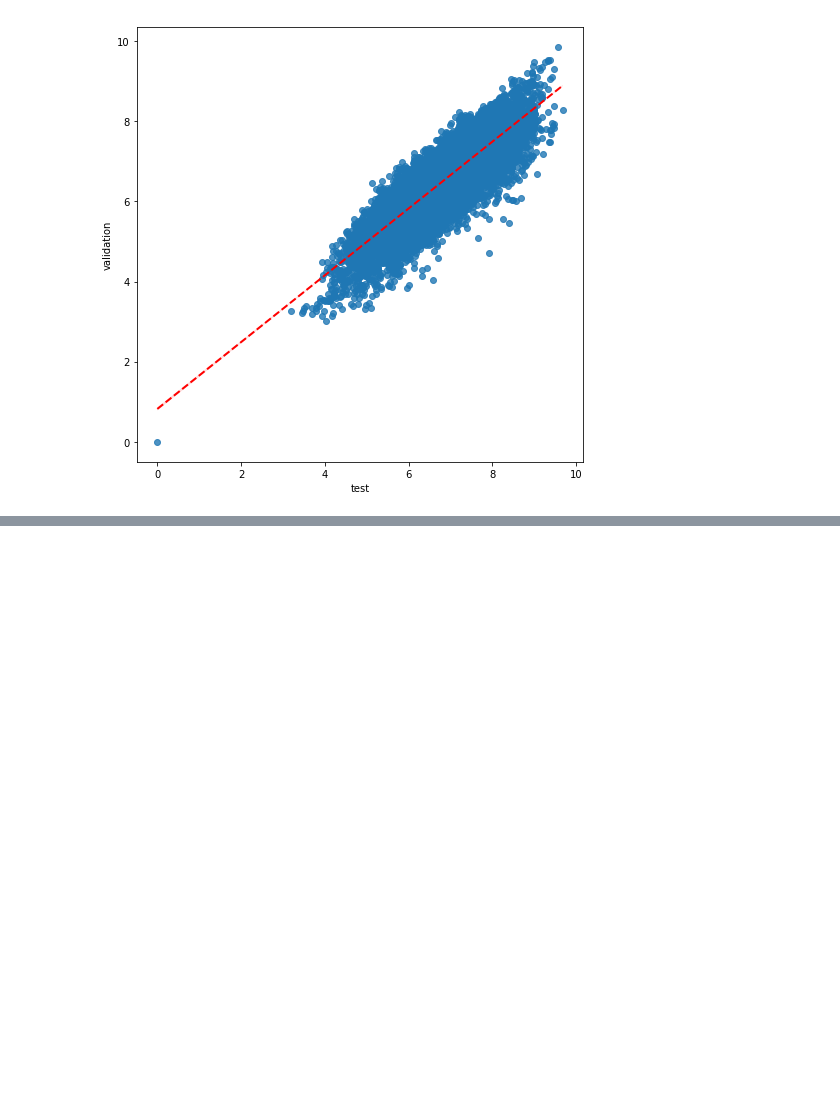
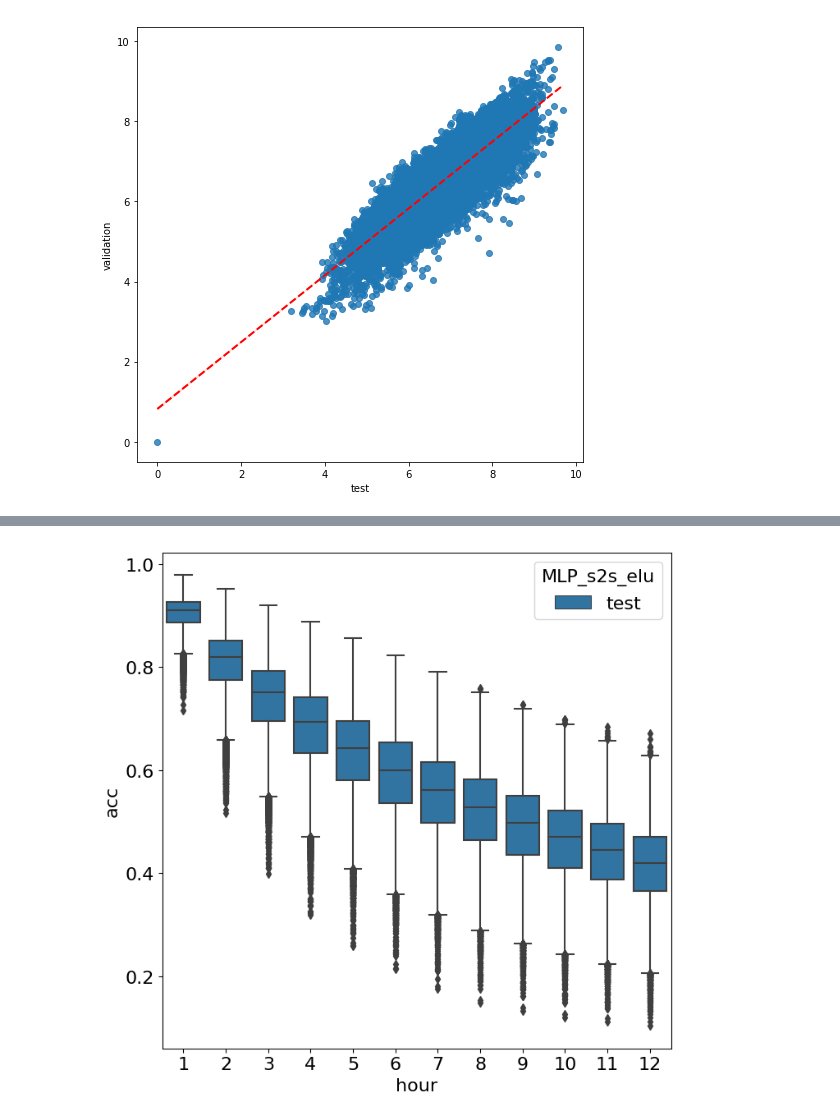
Before and after one commit to bejar/Wind, a Jupyter notebook: Notebooks/0EnergiesStatisticsFullExpIndividual.ipynb, the cells around one changed output, grey strips where cells are left out. Cells and saved outputs as stored; diff of their text form; code cells hidden in the pictures; blank space fills up the shorter version.

```diff
--- a/Notebooks/0EnergiesStatisticsFullExpIndividual.ipynb
+++ b/Notebooks/0EnergiesStatisticsFullExpIndividual.ipynb
@@ -254,0 +277,4 @@ validation     0.9355      0.003    335.112      0.000       0.930       0.941
+# %%
+results.plot_hours_boxplot(dset=('test'),figsize=(8,8))
+# %% [output]
+[figure, added]
```
Also changed, not shown: parts of 5 cells of this notebook, 10 other files.
